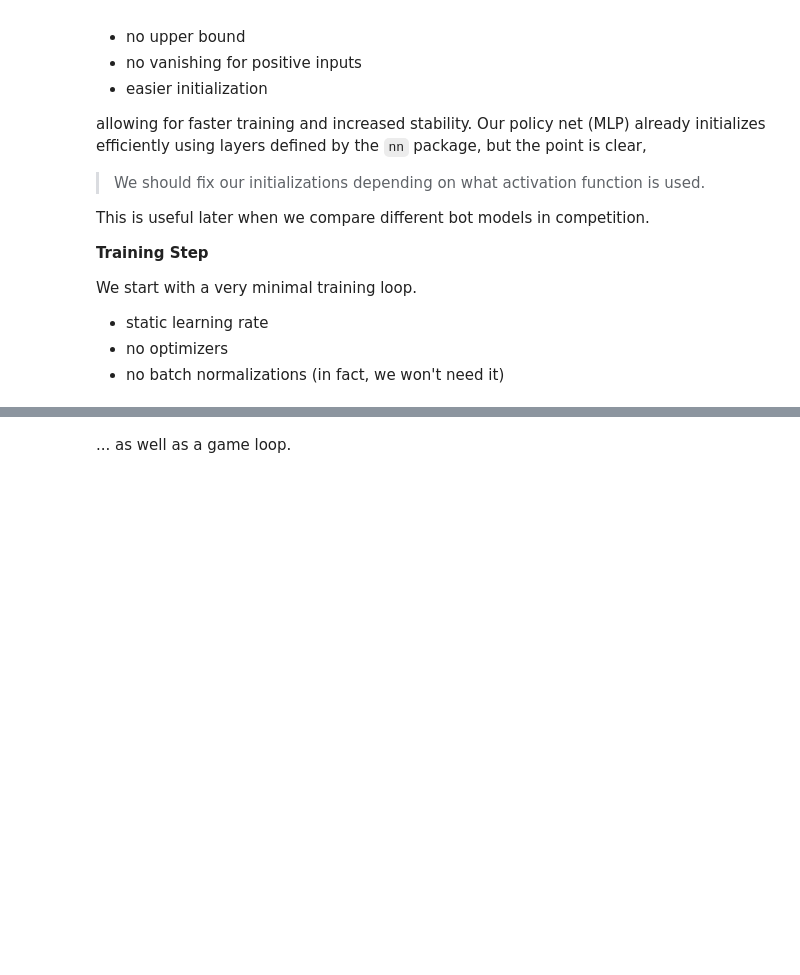
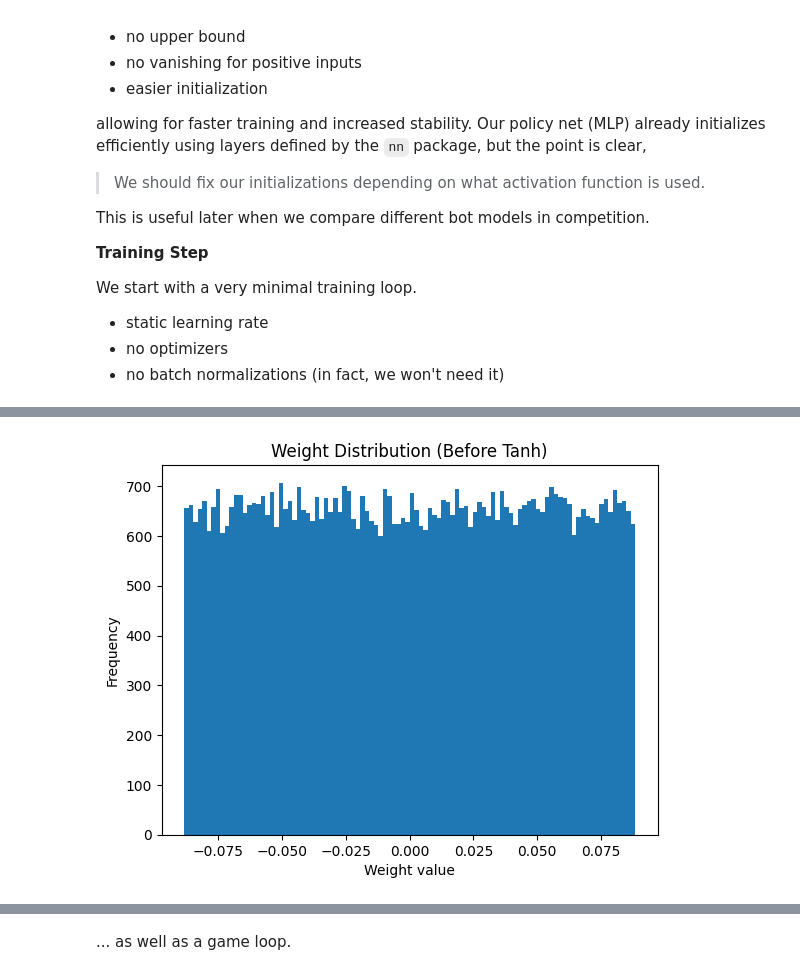
Before and after one commit to ryuFromCaillou/makemorechessmoves, a Jupyter notebook: notebooks/exploration.ipynb, the cells around one changed output, grey strips where cells are left out. Cells and saved outputs as stored; diff of their text form; code cells hidden in the pictures; blank space fills up the shorter version.

```diff
--- a/notebooks/exploration.ipynb
+++ b/notebooks/exploration.ipynb
@@ -431,0 +554,13 @@ with torch.no_grad():
+# %%
+
+# Get weights of a layer
+weights = mlp.fc[1].weight.detach().cpu().numpy()  # Assuming layer 1 is Linear
+
+# Flatten and plot
+plt.hist(weights.flatten(), bins=100)
+plt.title("Weight Distribution (Before Tanh)")
+plt.xlabel("Weight value")
+plt.ylabel("Frequency")
+plt.show()
+# %% [output]
+[figure, added]
```
Also changed, not shown: parts of 18 cells of this notebook, 1 other file.
